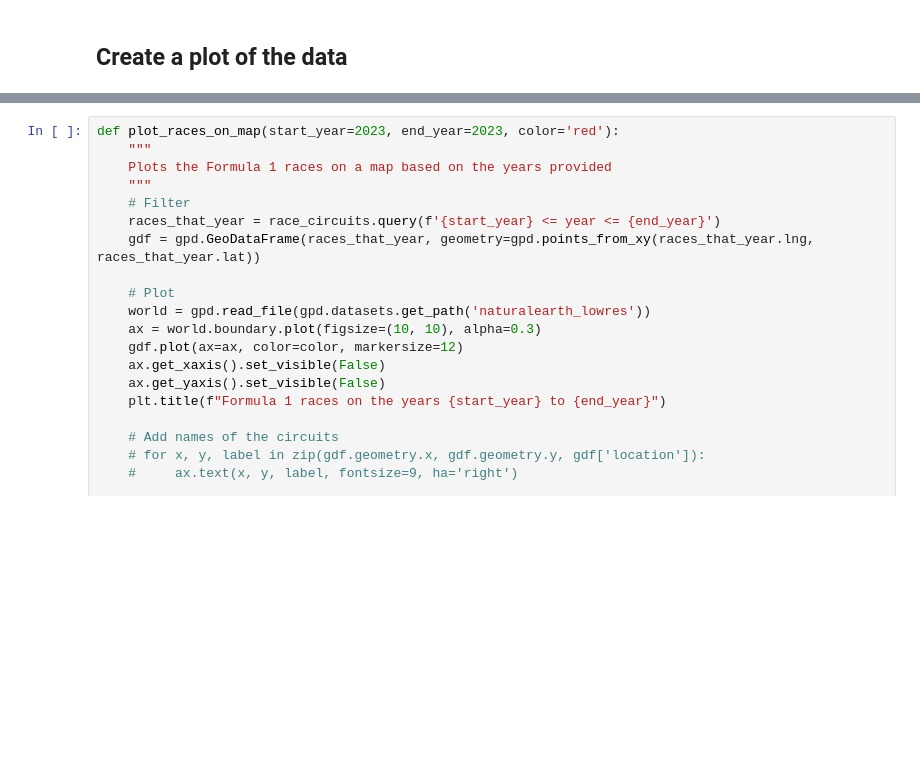
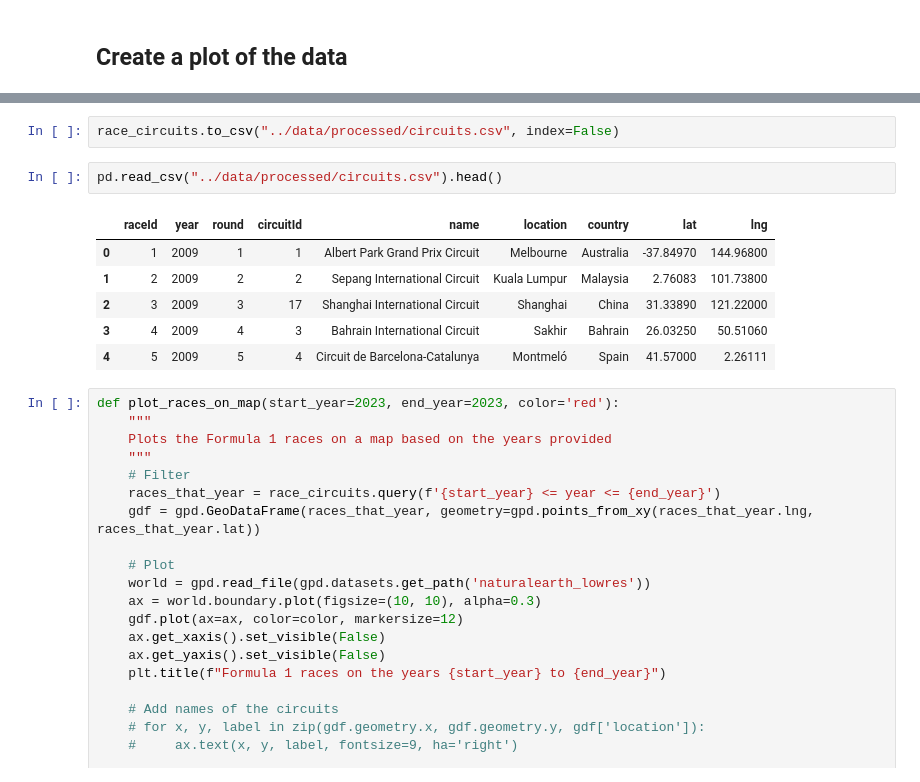
Before and after one commit to farrandi/formula1, a Jupyter notebook: testing/experiment_1.ipynb, the cells around one changed output, grey strips where cells are left out. Saved outputs shown, nothing was run; the diff lists cells and outputs as text; blank space fills up the shorter version.

```diff
--- a/testing/experiment_1.ipynb
+++ b/testing/experiment_1.ipynb
@@ -62,3 +84,14 @@ race_circuits.head(2)
+# %%
+race_circuits.to_csv("../data/processed/circuits.csv", index=False)
+# %%
+pd.read_csv("../data/processed/circuits.csv").head()
+# %% [output]
+|  | raceId | year | round | circuitId | name | location | country | lat | lng |
+| 0 | 1 | 2009 | 1 | 1 | Albert Park Grand Prix Circuit | Melbourne | Australia | -37.84970 | 144.96800 |
+| 1 | 2 | 2009 | 2 | 2 | Sepang International Circuit | Kuala Lumpur | Malaysia | 2.76083 | 101.73800 |
+| 2 | 3 | 2009 | 3 | 17 | Shanghai International Circuit | Shanghai | China | 31.33890 | 121.22000 |
+| 3 | 4 | 2009 | 4 | 3 | Bahrain International Circuit | Sakhir | Bahrain | 26.03250 | 50.51060 |
+| 4 | 5 | 2009 | 5 | 4 | Circuit de Barcelona-Catalunya | Montmeló | Spain | 41.57000 | 2.26111 |
 # %%
 def plot_races_on_map(start_year=2023, end_year=2023, color='red'):
     """
```
Also changed, not shown: parts of 8 cells of this notebook, 3 other files.
